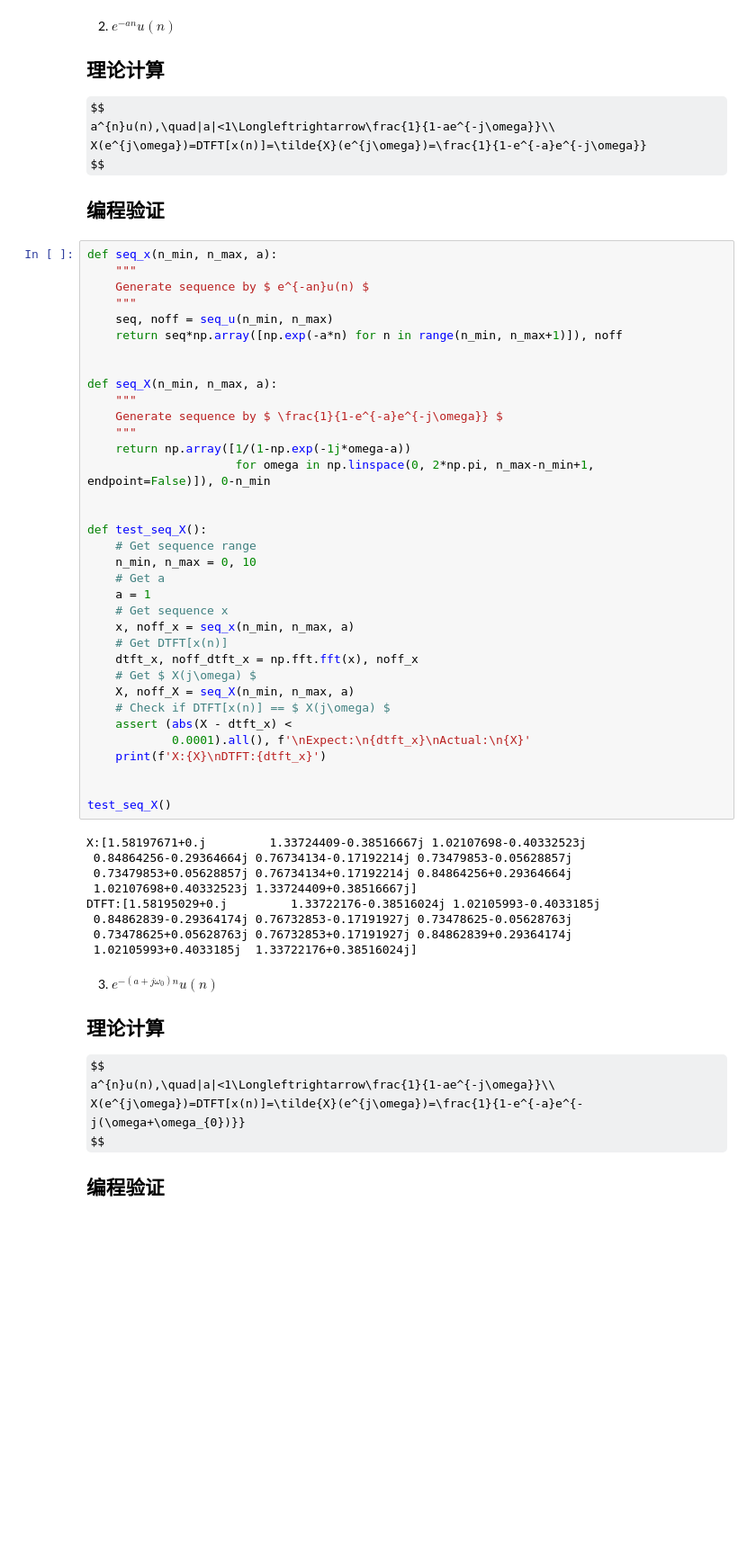
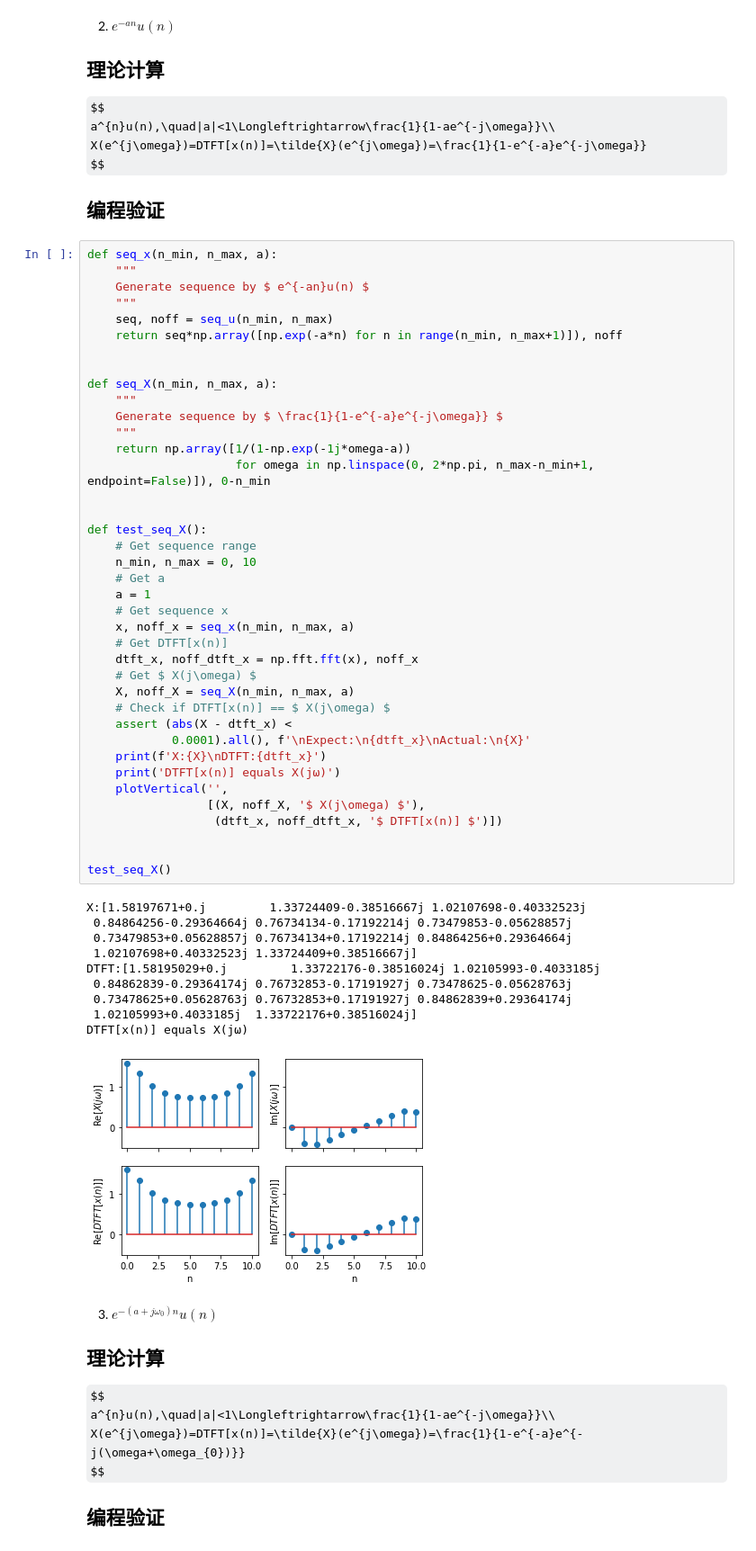
Before and after one commit to Windmill-City/DSP-Learning, a Jupyter notebook: 2.3-离散傅里叶变换/2.3-离散傅里叶变换.ipynb, the cells around one changed output. Shown: that part at 90% size. Cells and saved outputs as stored; diff of their text form; some formulas as TeX source; blank space fills up the shorter version.

```diff
--- a/2.3-离散傅里叶变换/2.3-离散傅里叶变换.ipynb
+++ b/2.3-离散傅里叶变换/2.3-离散傅里叶变换.ipynb
@@ -176,33 +187,39 @@ def seq_X(n_min, n_max, a):
                      for omega in np.linspace(0, 2*np.pi, n_max-n_min+1, endpoint=False)]), 0-n_min
 
 
 def test_seq_X():
     # Get sequence range
     n_min, n_max = 0, 10
     # Get a
     a = 1
     # Get sequence x
     x, noff_x = seq_x(n_min, n_max, a)
     # Get DTFT[x(n)]
     dtft_x, noff_dtft_x = np.fft.fft(x), noff_x
     # Get $ X(j\omega) $
     X, noff_X = seq_X(n_min, n_max, a)
     # Check if DTFT[x(n)] == $ X(j\omega) $
     assert (abs(X - dtft_x) <
             0.0001).all(), f'\nExpect:\n{dtft_x}\nActual:\n{X}'
     print(f'X:{X}\nDTFT:{dtft_x}')
+    print('DTFT[x(n)] equals X(jω)')
+    plotVertical('',
+                 [(X, noff_X, '$ X(j\omega) $'),
+                  (dtft_x, noff_dtft_x, '$ DTFT[x(n)] $')])
 
 
 test_seq_X()
 # %% [output]
 X:[1.58197671+0.j         1.33724409-0.38516667j 1.02107698-0.40332523j
  0.84864256-0.29364664j 0.76734134-0.17192214j 0.73479853-0.05628857j
  0.73479853+0.05628857j 0.76734134+0.17192214j 0.84864256+0.29364664j
  1.02107698+0.40332523j 1.33724409+0.38516667j]
 DTFT:[1.58195029+0.j         1.33722176-0.38516024j 1.02105993-0.4033185j
  0.84862839-0.29364174j 0.76732853-0.17191927j 0.73478625-0.05628763j
  0.73478625+0.05628763j 0.76732853+0.17191927j 0.84862839+0.29364174j
  1.02105993+0.4033185j  1.33722176+0.38516024j]
+DTFT[x(n)] equals X(jω)
+[figure, added]
 # %% [markdown]
 3. $ e^{-(a+j\omega_{0})n}u(n) $
 
```
Also changed, not shown: parts of 4 cells of this notebook.
